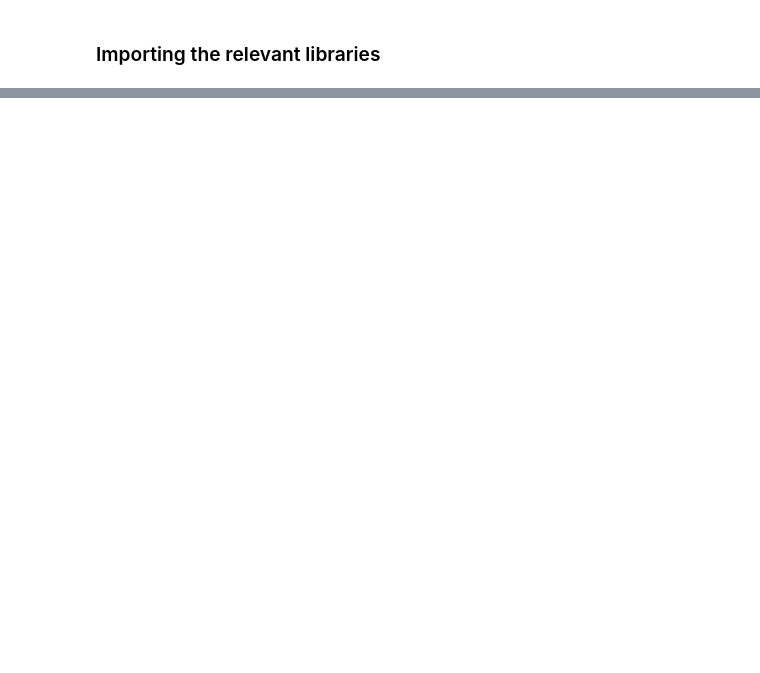
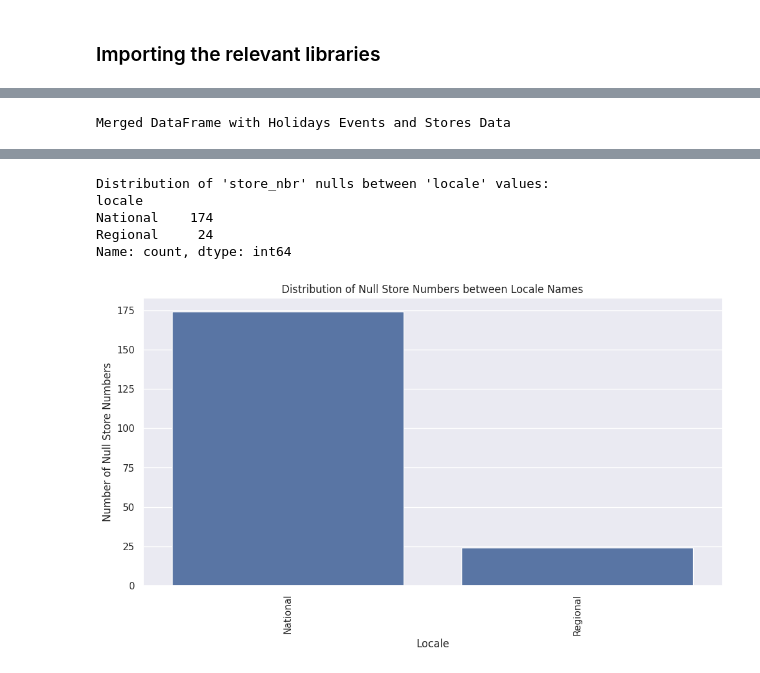
Before and after one commit to TommMakk/store-sales, a Jupyter notebook: notebooks/00_interim_data_analysis.ipynb, the cells around one changed output, grey strips where cells are left out. Cells and saved outputs as stored; diff of their text form; code cells hidden in the pictures; blank space fills up the shorter version.

Commit message:
interim data analysis to notebook

```diff
--- a/notebooks/00_interim_data_analysis.ipynb
+++ b/notebooks/00_interim_data_analysis.ipynb
@@ -40,0 +262,29 @@ oil_raw_data.head()
+# %%
+#2) Can we find counterpart key for locale_name in our training dataset?
+# -->Stores data heads show that city and state field are available.
+
+# Merge the datasets on 'locale_name' and 'city'
+merged_df = holidays_events_df.merge(stores_df, left_on='locale_name', right_on='city', how='left')
+
+# Display the merged DataFrame
+print("Merged DataFrame with Holidays Events and Stores Data")
+display(merged_df.head())
+
+# Filter rows where 'store_nbr' is null
+store_nbr_nulls = merged_df[merged_df['store_nbr'].isnull()]
+
+# Show the distribution of 'store_nbr' nulls between 'locale_name' values
+null_distribution = store_nbr_nulls['locale'].value_counts()
+print("Distribution of 'store_nbr' nulls between 'locale' values:")
+print(null_distribution)
+
+# Plot the distribution of 'store_nbr' nulls between 'locale_name' values
+plt.figure(figsize=(12, 6))
+sns.barplot(x=null_distribution.index, y=null_distribution.values)
+plt.xticks(rotation=90)
+plt.xlabel('Locale')
+plt.ylabel('Number of Null Store Numbers')
+plt.title('Distribution of Null Store Numbers between Locale Names')
+plt.show()
+# %% [output]
+Merged DataFrame with Holidays Events and Stores Data
@@ -40,0 +297,6 @@ oil_raw_data.head()
+Distribution of 'store_nbr' nulls between 'locale' values:
+locale
+National    174
+Regional     24
+Name: count, dtype: int64
+[figure, added]
```
Also changed, not shown: parts of 26 cells of this notebook, 1 other file.
